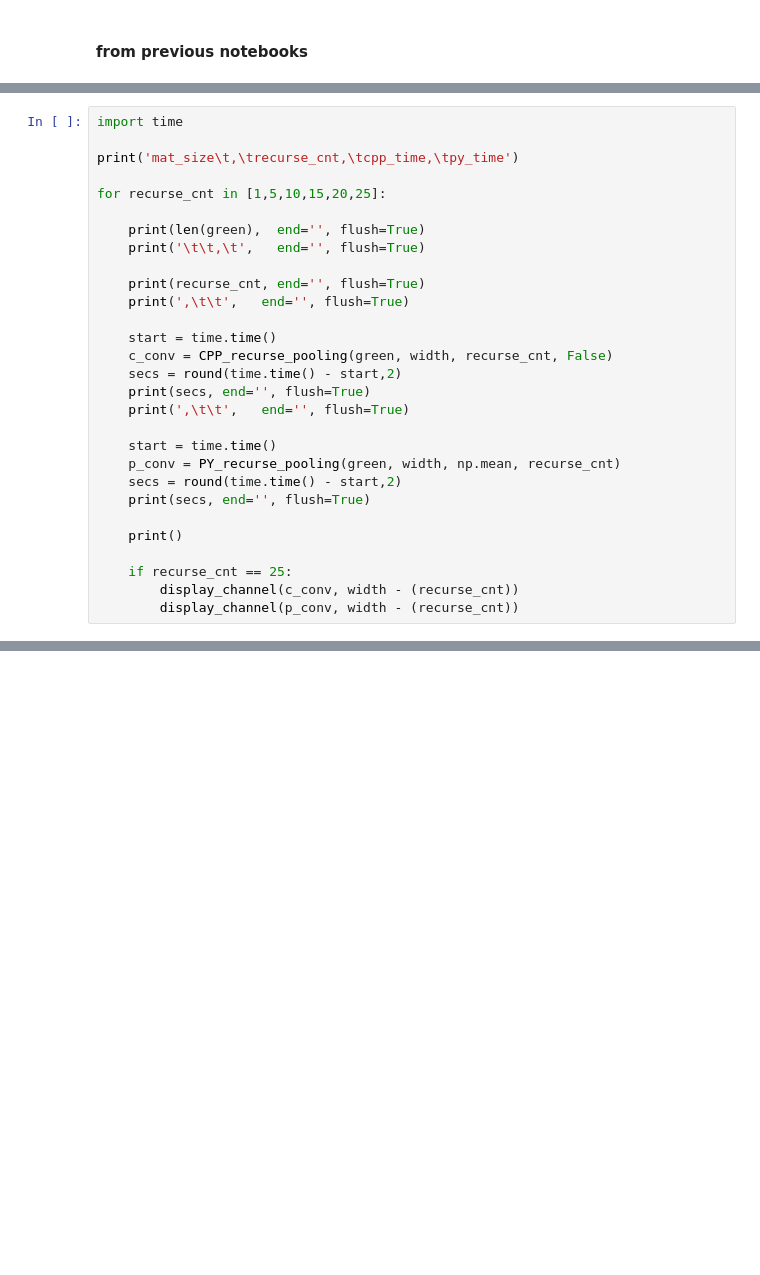
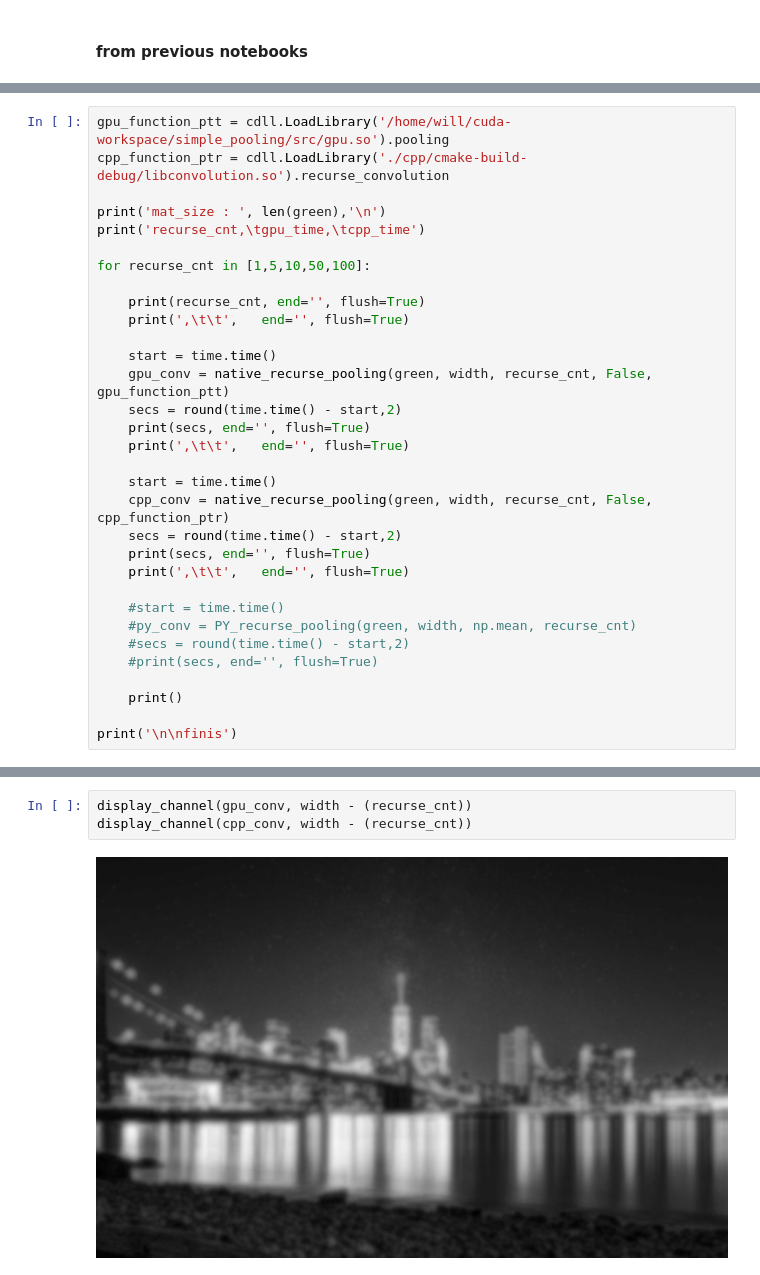
Before and after one commit to will-hill/AI_Decomposed, a Jupyter notebook: 5_GPU_from_Python.ipynb, the cells around one changed output, grey strips where cells are left out. Saved outputs shown, nothing was run; the diff lists cells and outputs as text; blank space fills up the shorter version.

```diff
--- a/5_GPU_from_Python.ipynb
+++ b/5_GPU_from_Python.ipynb
@@ -161,29 +76,32 @@ for i in range(1,max+1,1):
 # %%
-import time
+gpu_function_ptt = cdll.LoadLibrary('/home/will/cuda-workspace/simple_pooling/src/gpu.so').pooling
+cpp_function_ptr = cdll.LoadLibrary('./cpp/cmake-build-debug/libconvolution.so').recurse_convolution
 
-print('mat_size\t,\trecurse_cnt,\tcpp_time,\tpy_time')
+print('mat_size : ', len(green),'\n')
+print('recurse_cnt,\tgpu_time,\tcpp_time')
 
-for recurse_cnt in [1,5,10,15,20,25]:
-
-    print(len(green),  end='', flush=True)
-    print('\t\t,\t',   end='', flush=True)
+for recurse_cnt in [1,5,10,50,100]:
 
     print(recurse_cnt, end='', flush=True)
     print(',\t\t',   end='', flush=True)
 
     start = time.time()
-    c_conv = CPP_recurse_pooling(green, width, recurse_cnt, False)
+    gpu_conv = native_recurse_pooling(green, width, recurse_cnt, False, gpu_function_ptt)
     secs = round(time.time() - start,2)
     print(secs, end='', flush=True)
     print(',\t\t',   end='', flush=True)
 
     start = time.time()
-    p_conv = PY_recurse_pooling(green, width, np.mean, recurse_cnt)
+    cpp_conv = native_recurse_pooling(green, width, recurse_cnt, False, cpp_function_ptr)
     secs = round(time.time() - start,2)
     print(secs, end='', flush=True)
+    print(',\t\t',   end='', flush=True)
+
+    #start = time.time()
+    #py_conv = PY_recurse_pooling(green, width, np.mean, recurse_cnt)
+    #secs = round(time.time() - start,2)
+    #print(secs, end='', flush=True)
 
     print()
 
-    if recurse_cnt == 25:
-        display_channel(c_conv, width - (recurse_cnt))
-        display_channel(p_conv, width - (recurse_cnt))
+print('\n\nfinis')
@@ -189,0 +120,5 @@ for recurse_cnt in [1,5,10,15,20,25]:
+# %%
+display_channel(gpu_conv, width - (recurse_cnt))
+display_channel(cpp_conv, width - (recurse_cnt))
+# %% [output]
+[figure, added]
```
Also changed, not shown: parts of 20 cells of this notebook, 8 other files.
